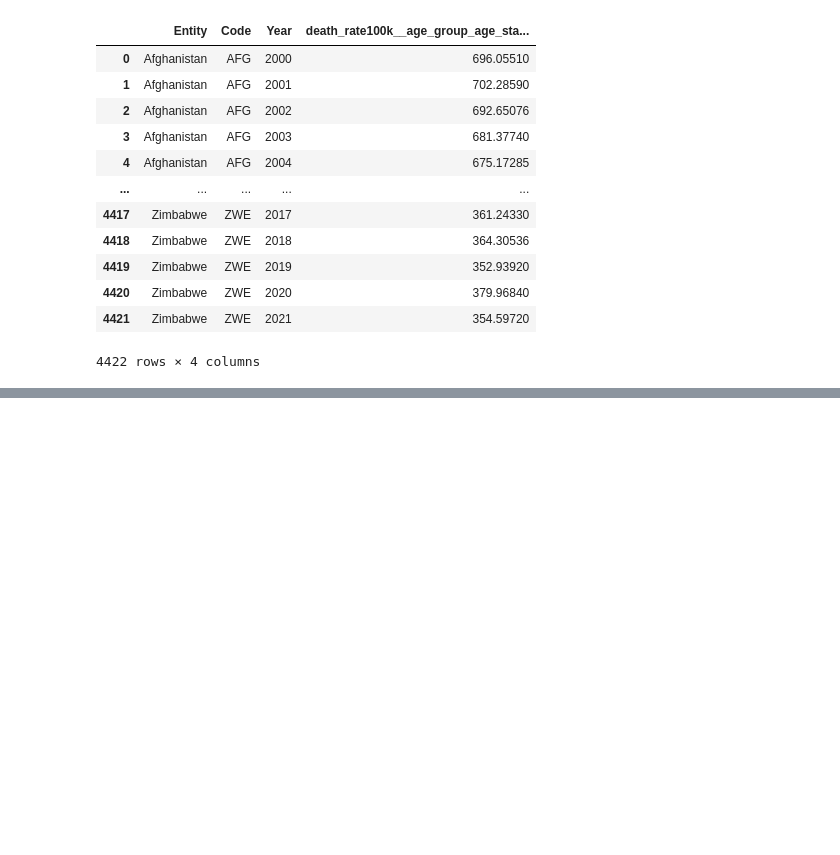
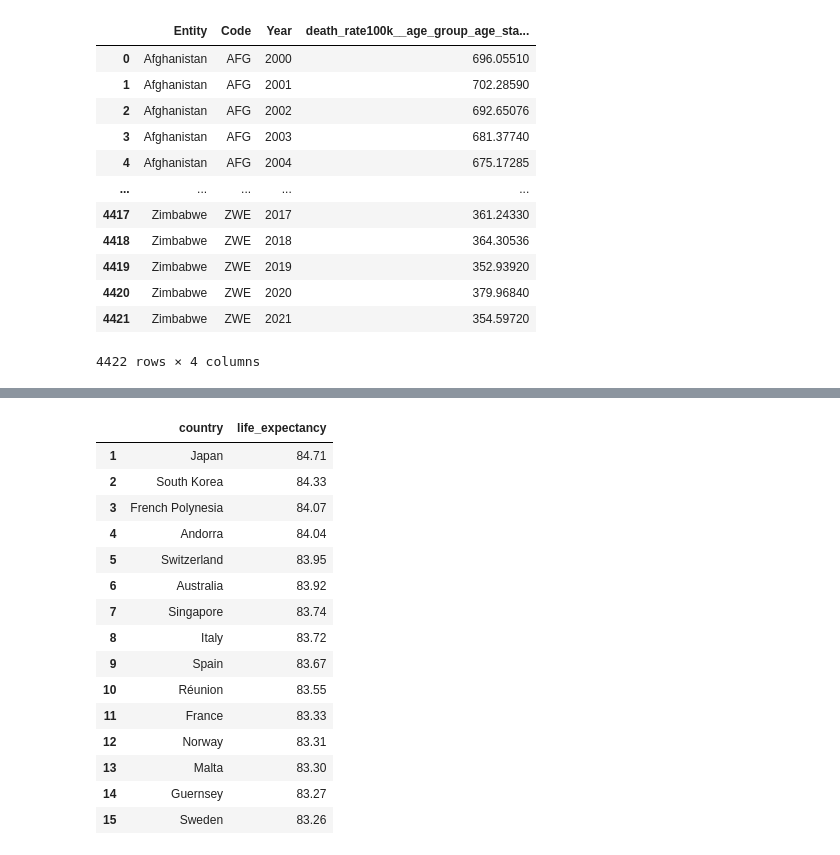
Before and after one commit to chandlershortlidge/sleep-heath-analysis, a Jupyter notebook: main.ipynb, the cells around one changed output, grey strips where cells are left out. Cells and saved outputs as stored; diff of their text form; code cells hidden in the pictures; blank space fills up the shorter version.

```diff
--- a/main.ipynb
+++ b/main.ipynb
@@ -481,0 +502,19 @@ AttributeError: module 'cleaning' has no attribute 'rename_cvd_columns'
+# %%
+life_exp.sort_values(by="life_expectancy", ascending=False).head(15)
+# %% [output]
+|  | country | life_expectancy |
+| 1 | Japan | 84.71 |
+| 2 | South Korea | 84.33 |
+| 3 | French Polynesia | 84.07 |
+| 4 | Andorra | 84.04 |
+| 5 | Switzerland | 83.95 |
+| 6 | Australia | 83.92 |
+| 7 | Singapore | 83.74 |
+| 8 | Italy | 83.72 |
+| 9 | Spain | 83.67 |
+| 10 | Réunion | 83.55 |
+| 11 | France | 83.33 |
+| 12 | Norway | 83.31 |
+| 13 | Malta | 83.30 |
+| 14 | Guernsey | 83.27 |
+| 15 | Sweden | 83.26 |
```
Also changed, not shown: parts of 9 cells of this notebook, 1 other file.
